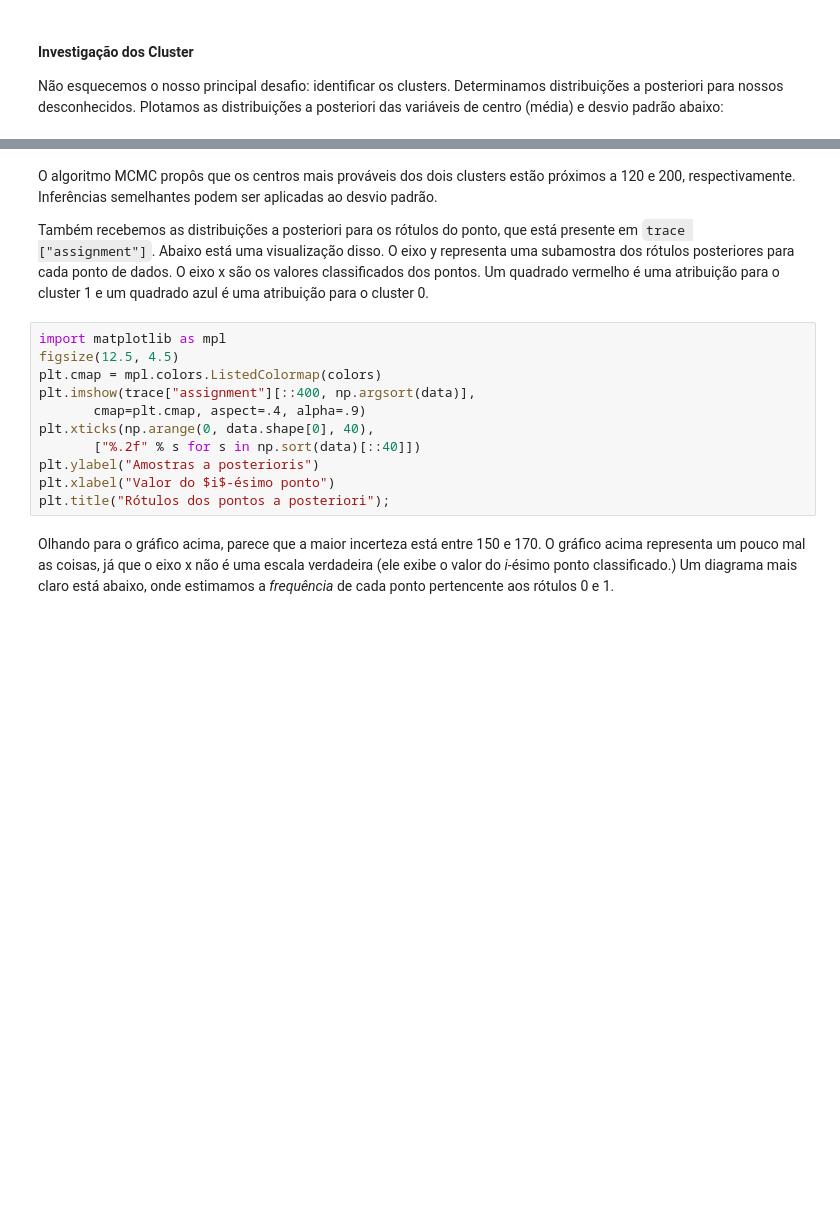
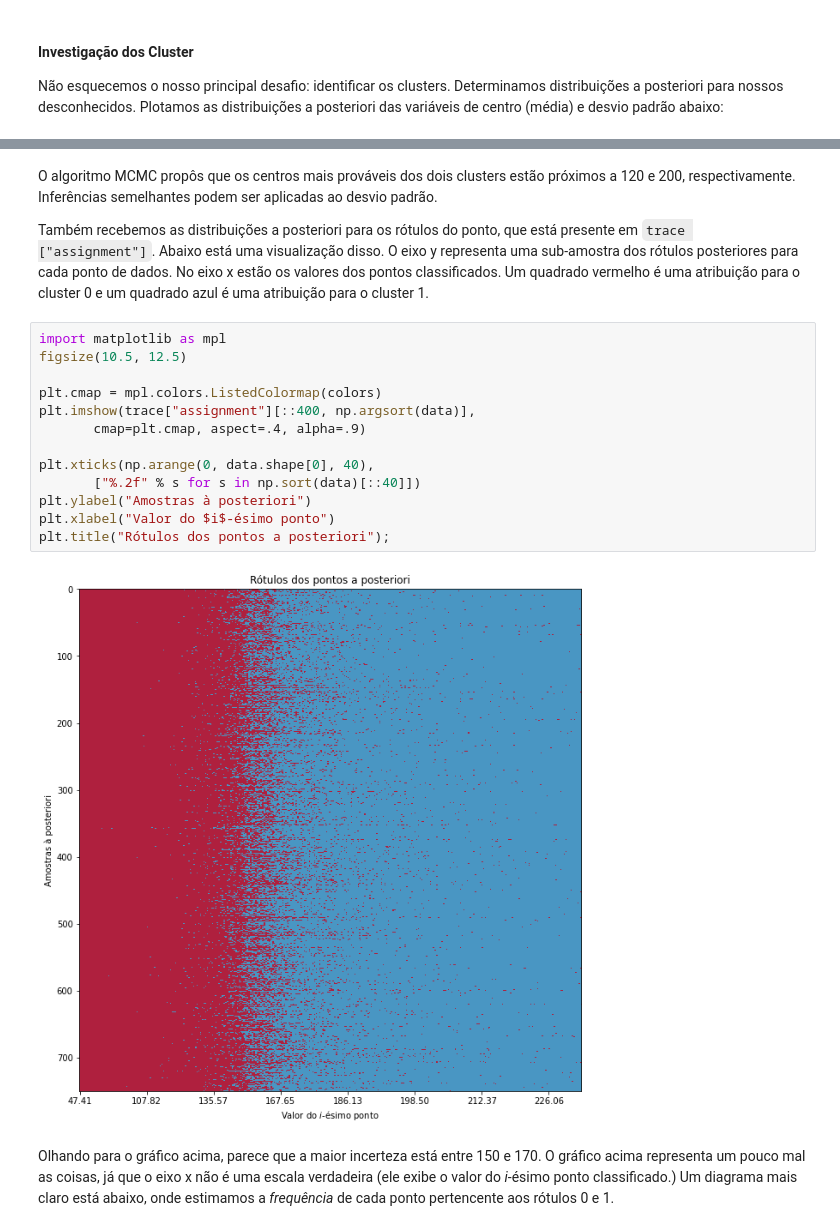
Before and after one commit to rodolphomacedo/Probabilistic-Programming-and-Bayesian-Methods-for-Hackers, a Jupyter notebook: Chapter3_MCMC/Ch3_IntroMCMC_PyMC3_pt_BR.ipynb, the cells around one changed output, grey strips where cells are left out. Saved outputs shown, nothing was run; the diff lists cells and outputs as text; blank space fills up the shorter version.

```diff
--- a/Chapter3_MCMC/Ch3_IntroMCMC_PyMC3_pt_BR.ipynb
+++ b/Chapter3_MCMC/Ch3_IntroMCMC_PyMC3_pt_BR.ipynb
@@ -425,18 +472,23 @@ plt.tight_layout()
 # %% [markdown]
 O algoritmo MCMC propôs que os centros mais prováveis dos dois clusters estão próximos a 120 e 200, respectivamente. Inferências semelhantes podem ser aplicadas ao desvio padrão.
 
-Também recebemos as distribuições a posteriori para os rótulos do ponto, que está presente em `trace ["assignment"]`. Abaixo está uma visualização disso. O eixo y representa uma subamostra dos rótulos posteriores para cada ponto de dados. O eixo x são os valores classificados dos pontos. Um quadrado vermelho é uma atribuição para o cluster 1 e um quadrado azul é uma atribuição para o cluster 0.
+
+Também recebemos as distribuições a posteriori para os rótulos do ponto, que está presente em `trace ["assignment"]`. Abaixo está uma visualização disso. O eixo y representa uma sub-amostra dos rótulos posteriores para cada ponto de dados. No eixo x estão os valores dos pontos classificados. Um quadrado vermelho é uma atribuição para o cluster 0 e um quadrado azul é uma atribuição para o cluster 1.
 # %%
 import matplotlib as mpl
-figsize(12.5, 4.5)
+figsize(10.5, 12.5)
+
 plt.cmap = mpl.colors.ListedColormap(colors)
 plt.imshow(trace["assignment"][::400, np.argsort(data)],
        cmap=plt.cmap, aspect=.4, alpha=.9)
+
 plt.xticks(np.arange(0, data.shape[0], 40),
        ["%.2f" % s for s in np.sort(data)[::40]])
-plt.ylabel("Amostras a posterioris")
+plt.ylabel("Amostras à posteriori")
 plt.xlabel("Valor do $i$-ésimo ponto")
 plt.title("Rótulos dos pontos a posteriori");
+# %% [output]
+[figure, added]
 # %% [markdown]
 Olhando para o gráfico acima, parece que a maior incerteza está entre 150 e 170. O gráfico acima representa um pouco mal as coisas, já que o eixo x não é uma escala verdadeira (ele exibe o valor do *i*-ésimo ponto classificado.) Um diagrama mais claro está abaixo, onde estimamos a *frequência* de cada ponto pertencente aos rótulos 0 e 1.
 # %%
```
Also changed, not shown: parts of 31 cells of this notebook.
